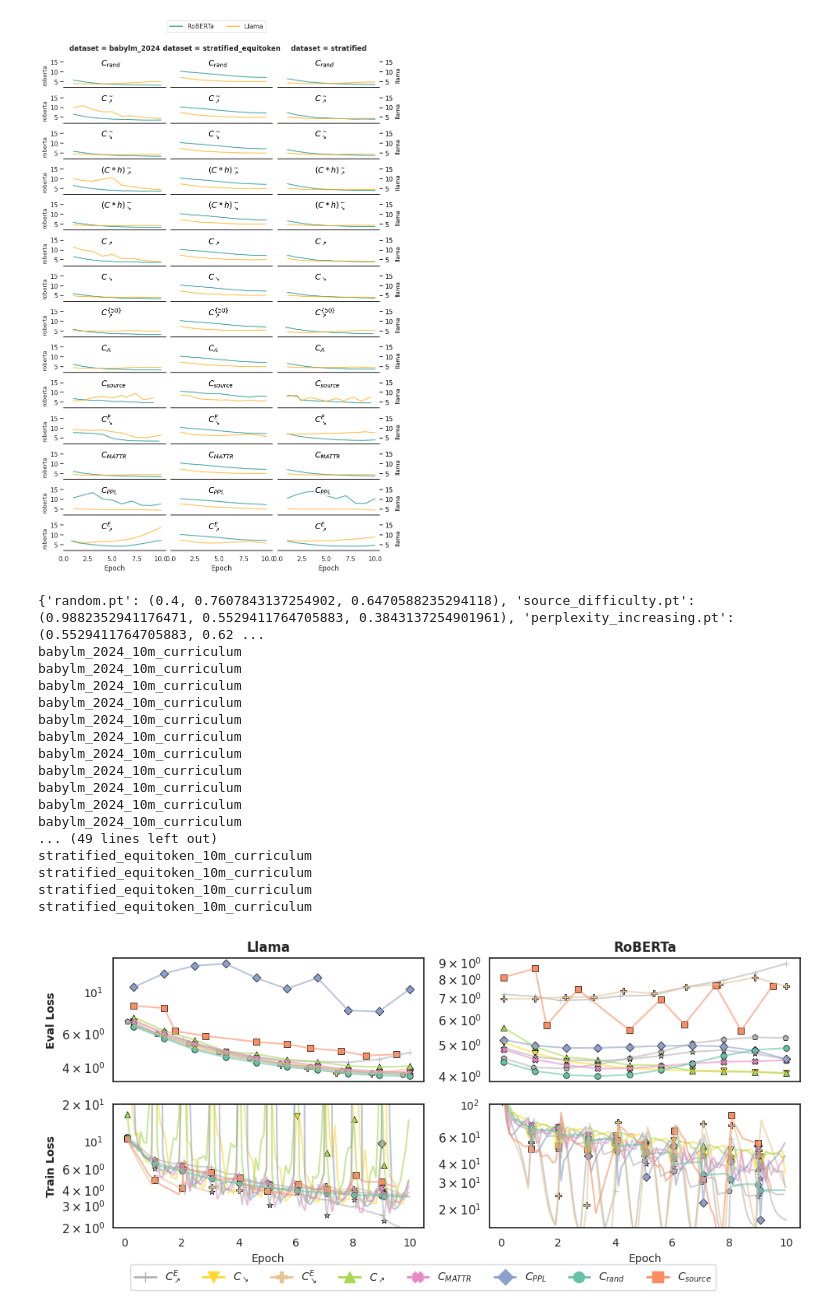
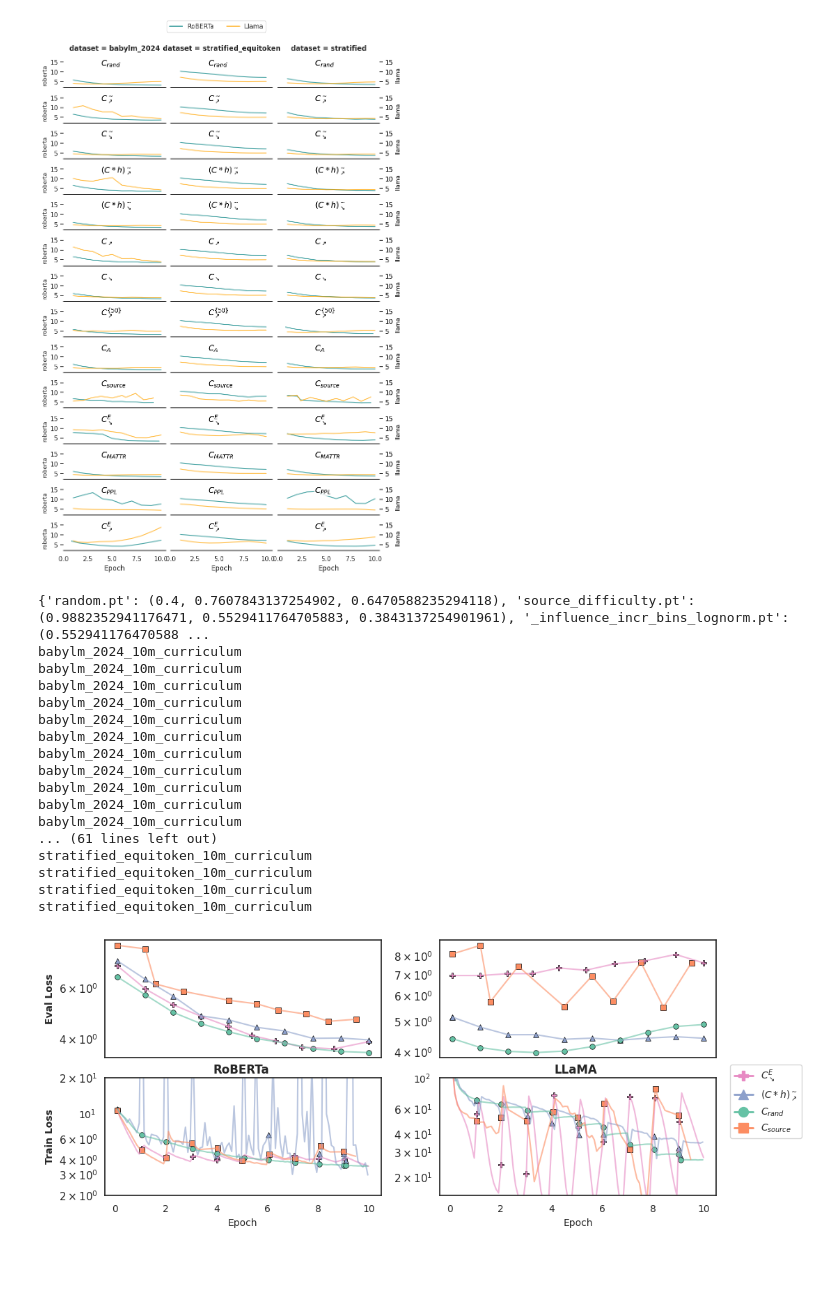
Before and after one commit to loris3/babylm, a Jupyter notebook: plotting_notebooks/plot_loss.ipynb, the cells around one changed output. Saved outputs shown, nothing was run; the diff lists cells and outputs as text; code cells hidden in the pictures; blank space fills up the shorter version.

```diff
--- a/plotting_notebooks/plot_loss.ipynb
+++ b/plotting_notebooks/plot_loss.ipynb
@@ -531,14 +531,14 @@ sns.set_theme(style="white", rc={"axes.facecolor": (0, 0, 0, 0)})
 curriculum_markers = {
     "random.pt": "o",
     "source_difficulty.pt": "s",
-    "perplexity_increasing.pt": "D",
-    "mattr_increasing.pt": "X",
-    "_influence_incr_cp_dirac.pt": "^",
-    "_influence_decr_cp_dirac.pt": "v",
+    # "perplexity_increasing.pt": "D",
+    # "mattr_increasing.pt": "X",
+    "_influence_incr_bins_lognorm.pt": "^",
+#     # "_influence_decr_cp_dirac.pt": "v",
    "_influence_epoch_repetition.pt": "P",
-    "_influence_top_50_cp_shuffled.pt": "p",
-    "_influence_tracin_sandwich.pt": "*",
-    "_incr_influence_epoch_repetition.pt": "+",
+#     "_influence_top_50_cp_shuffled.pt": "p",
+#     "_influence_tracin_sandwich.pt": "*",
+#     "_incr_influence_epoch_repetition.pt": "+",
 }
 set1_colors = plt.cm.Set2(range(len(curriculum_markers.keys())))
 
@@ -629,19 +629,18 @@ for col_idx_transposed, model in enumerate(["RoBERTa", "LLaMA"]):
 
         ax.get_legend().remove()
 
-# Shared legend below
+
 fig.legend(
     handles=handles,
     labels=labels,
     fontsize=FONT_SIZE,
-    bbox_to_anchor=(0.5, 0.15),
-    loc="upper center",
-    ncol=11112,
+    bbox_to_anchor=(0.995, 0.5),
+    loc="center left",
+    ncol=1,
     frameon=True,
     facecolor='white'
 )
 
-# Adjusting labels and titles after transposition
 axes[0, 0].set_xlabel("")
 axes[0, 1].set_xlabel("")
 axes[0, 1].set_ylabel("")
@@ -650,35 +649,41 @@ axes[1, 1].set_ylabel("")
 axes[0, 0].set_xticks([])
 axes[0, 1].set_xticks([])
 
-axes[0, 0].set_title("Llama", fontweight="bold")
-axes[0, 1].set_title("RoBERTa", fontweight="bold")
+axes[0, 1].set_title("", fontweight="bold")
+axes[0, 0].set_title("", fontweight="bold")
+
+fig.text(0.3, 0.59, "RoBERTa", ha='center', va='center', fontsize=FONT_SIZE + 2, fontweight='bold')
+fig.text(0.78, 0.59, "LLaMA", ha='center', va='center', fontsize=FONT_SIZE + 2, fontweight='bold')
+
+
+
 axes[1, 0].set_title("", fontweight="bold")
 axes[1, 1].set_title("", fontweight="bold")
 
 axes[0, 0].set_ylabel("Eval Loss", fontweight="bold")
 axes[1, 0].set_ylabel("Train Loss", fontweight="bold")
 
 plt.tight_layout(rect=[0, 0.1, 1, 1])
 
 plt.show()
 
 util.save_pdf(fig, "train_eval_loss_aio")
 # %% [output]
-{'random.pt': (0.4, 0.7607843137254902, 0.6470588235294118), 'source_difficulty.pt': (0.9882352941176471, 0.5529411764705883, 0.3843137254901961), 'perplexity_increasing.pt': (0.5529411764705883, 0.62 ...
+{'random.pt': (0.4, 0.7607843137254902, 0.6470588235294118), 'source_difficulty.pt': (0.9882352941176471, 0.5529411764705883, 0.3843137254901961), '_influence_incr_bins_lognorm.pt': (0.552941176470588 ...
 babylm_2024_10m_curriculum
 babylm_2024_10m_curriculum
 babylm_2024_10m_curriculum
 babylm_2024_10m_curriculum
 babylm_2024_10m_curriculum
 babylm_2024_10m_curriculum
 babylm_2024_10m_curriculum
 babylm_2024_10m_curriculum
 babylm_2024_10m_curriculum
 babylm_2024_10m_curriculum
 babylm_2024_10m_curriculum
-... (49 lines left out)
+... (61 lines left out)
 stratified_equitoken_10m_curriculum
 stratified_equitoken_10m_curriculum
 stratified_equitoken_10m_curriculum
 stratified_equitoken_10m_curriculum
-[figure, old version]
+[figure, new version]
```
Also changed, not shown: 3 other files.
